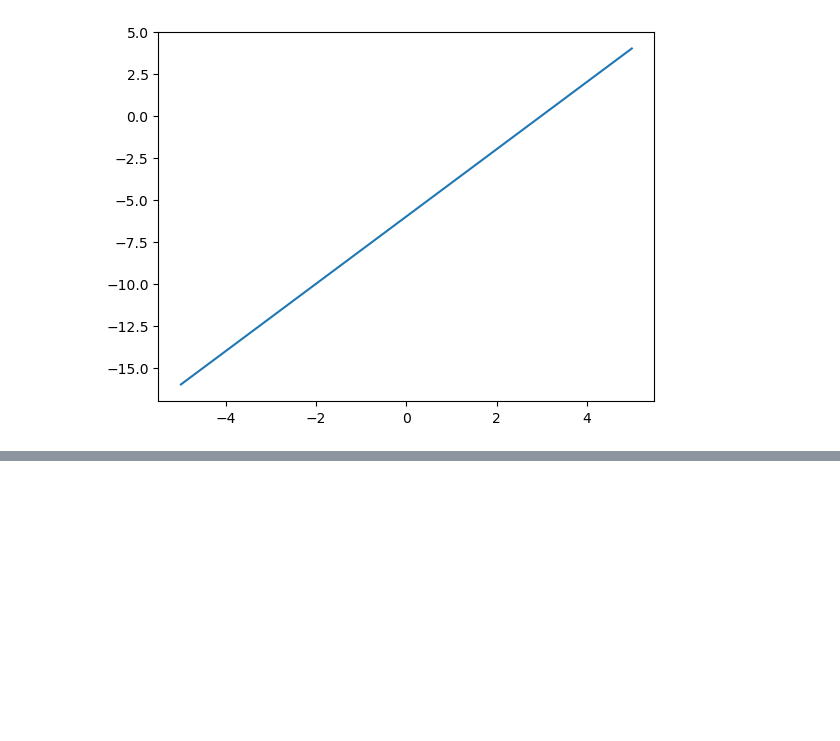
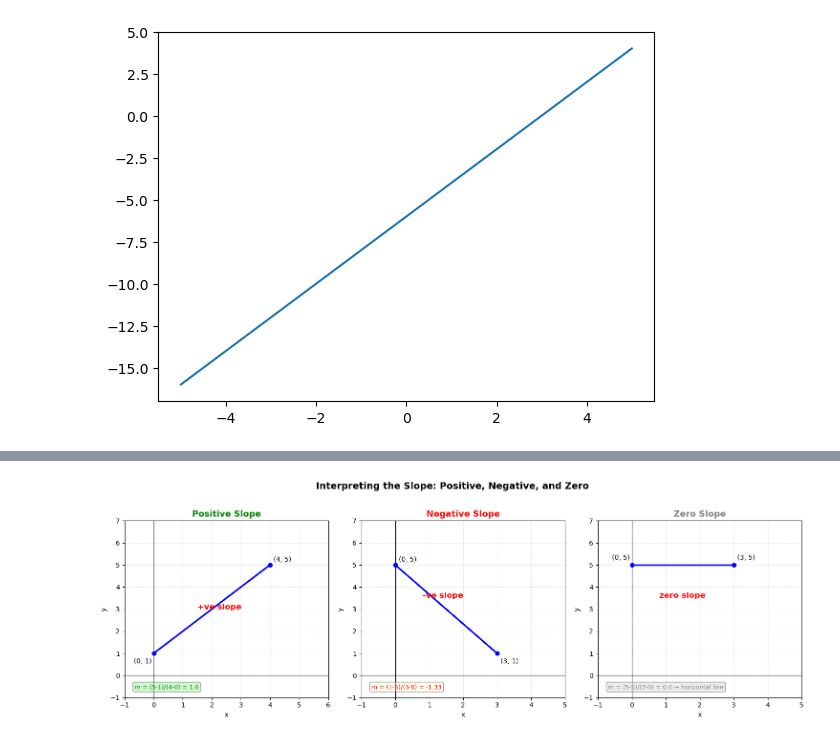
Before and after one commit to aya-alharazin/Machine-Learning, a Jupyter notebook: 02 - Linear Equation.ipynb, the cells around one changed output, grey strips where cells are left out. Saved outputs shown, nothing was run; the diff lists cells and outputs as text; code cells hidden in the pictures; blank space fills up the shorter version.

```diff
--- a/02 - Linear Equation.ipynb
+++ b/02 - Linear Equation.ipynb
@@ -10,0 +85,88 @@ plt.show()
+# %%
+import numpy as np
+import matplotlib.pyplot as plt
+
+fig, axes = plt.subplots(1, 3, figsize=(15, 5))
+
+# ── Graph 1: Positive Slope ──
+ax1 = axes[0]
+x1 = [0, 4]
+y1 = [1, 5]
+ax1.plot(x1, y1, color='blue', linewidth=2.5)
+ax1.scatter(x1, y1, color='blue', zorder=5)
+ax1.annotate('(0, 1)', (0, 1), textcoords="offset points", xytext=(-30, -15), fontsize=10)
+ax1.annotate('(4, 5)', (4, 5), textcoords="offset points", xytext=(5, 5),    fontsize=10)
+ax1.text(1.5, 3, '+ve slope', color='red', fontsize=12, fontweight='bold')
+ax1.axhline(0, color='black', linewidth=0.8)
+ax1.axvline(0, color='black', linewidth=0.8)
+ax1.set_title('Positive Slope', fontsize=13, fontweight='bold', color='green')
+ax1.set_xlim(-1, 6)
+ax1.set_ylim(-1, 7)
+ax1.set_xlabel('x')
+ax1.set_ylabel('y')
+ax1.grid(True, linestyle='--', alpha=0.3)
+
+# Calculate and show slope
+m1 = (5 - 1) / (4 - 0)
+ax1.text(0.05, 0.05,
+         f'm = (5-1)/(4-0) = {m1}',
+         transform=ax1.transAxes,
+         fontsize=9, color='green',
+         bbox=dict(boxstyle='round', facecolor='lightgreen', alpha=0.4))
+
+# ── Graph 2: Negative Slope ──
+ax2 = axes[1]
+x2 = [0, 3]
+y2 = [5, 1]
+ax2.plot(x2, y2, color='blue', linewidth=2.5)
+ax2.scatter(x2, y2, color='blue', zorder=5)
+ax2.annotate('(0, 5)', (0, 5), textcoords="offset points", xytext=(5, 5),    fontsize=10)
+ax2.annotate('(3, 1)', (3, 1), textcoords="offset points", xytext=(5, -15),  fontsize=10)
+ax2.text(0.8, 3.5, '-ve slope', color='red', fontsize=12, fontweight='bold')
+ax2.axhline(0, color='black', linewidth=0.8)
+ax2.axvline(0, color='black', linewidth=0.8)
+ax2.set_title('Negative Slope', fontsize=13, fontweight='bold', color='red')
+ax2.set_xlim(-1, 5)
+ax2.set_ylim(-1, 7)
+ax2.set_xlabel('x')
+ax2.set_ylabel('y')
+ax2.grid(True, linestyle='--', alpha=0.3)
+
+m2 = (1 - 5) / (3 - 0)
+ax2.text(0.05, 0.05,
+         f'm = (1-5)/(3-0) = {round(m2, 2)}',
+         transform=ax2.transAxes,
+         fontsize=9, color='red',
+         bbox=dict(boxstyle='round', facecolor='lightyellow', alpha=0.4))
+
+# ── Graph 3: Zero Slope ──
+ax3 = axes[2]
+x3 = [0, 3]
+y3 = [5, 5]
+ax3.plot(x3, y3, color='blue', linewidth=2.5)
+ax3.scatter(x3, y3, color='blue', zorder=5)
+ax3.annotate('(0, 5)', (0, 5), textcoords="offset points", xytext=(-30, 8),  fontsize=10)
+ax3.annotate('(3, 5)', (3, 5), textcoords="offset points", xytext=(5, 8),    fontsize=10)
+ax3.text(0.8, 3.5, 'zero slope', color='red', fontsize=12, fontweight='bold')
+ax3.axhline(0, color='black', linewidth=0.8)
+ax3.axvline(0, color='black', linewidth=0.8)
+ax3.set_title('Zero Slope', fontsize=13, fontweight='bold', color='gray')
+ax3.set_xlim(-1, 5)
+ax3.set_ylim(-1, 7)
+ax3.set_xlabel('x')
+ax3.set_ylabel('y')
+ax3.grid(True, linestyle='--', alpha=0.3)
+
+m3 = (5 - 5) / (3 - 0)
+ax3.text(0.05, 0.05,
+         f'm = (5-5)/(3-0) = {m3} → horizontal line',
+         transform=ax3.transAxes,
+         fontsize=9, color='gray',
+         bbox=dict(boxstyle='round', facecolor='lightgray', alpha=0.4))
+
+plt.suptitle('Interpreting the Slope: Positive, Negative, and Zero',
+             fontsize=14, fontweight='bold', y=1.02)
+plt.tight_layout()
+plt.show()
+# %% [output]
+[figure, added]
```
Also changed, not shown: parts of 2 cells of this notebook.
